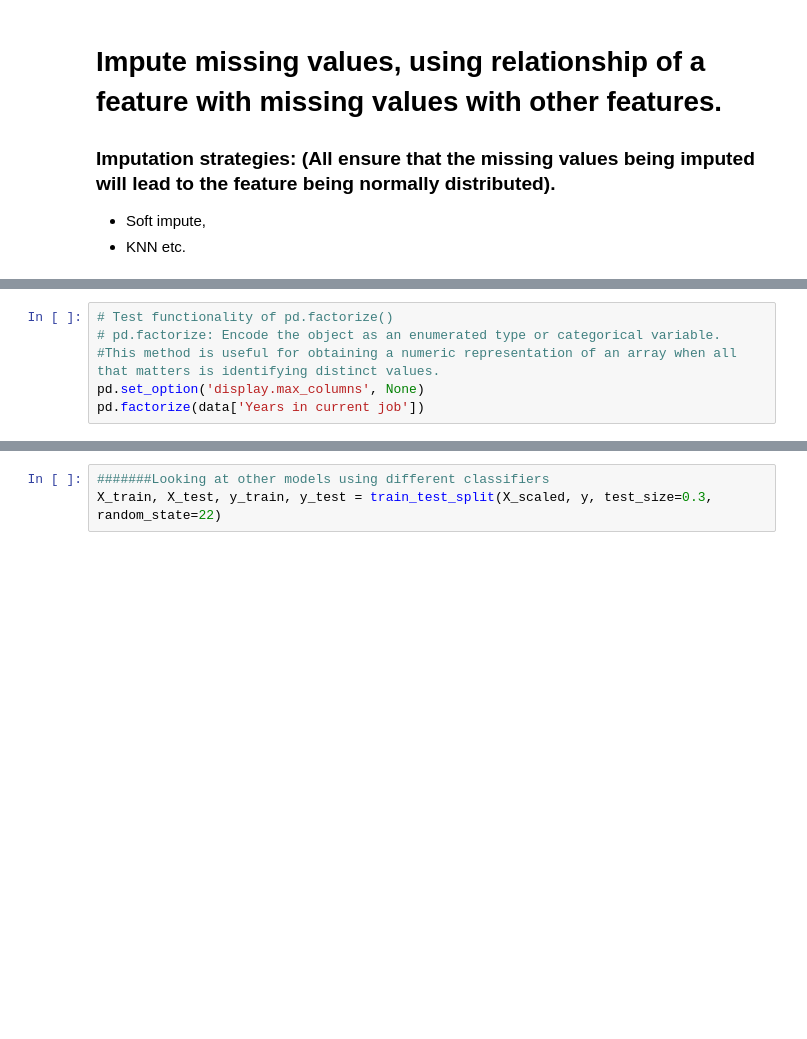
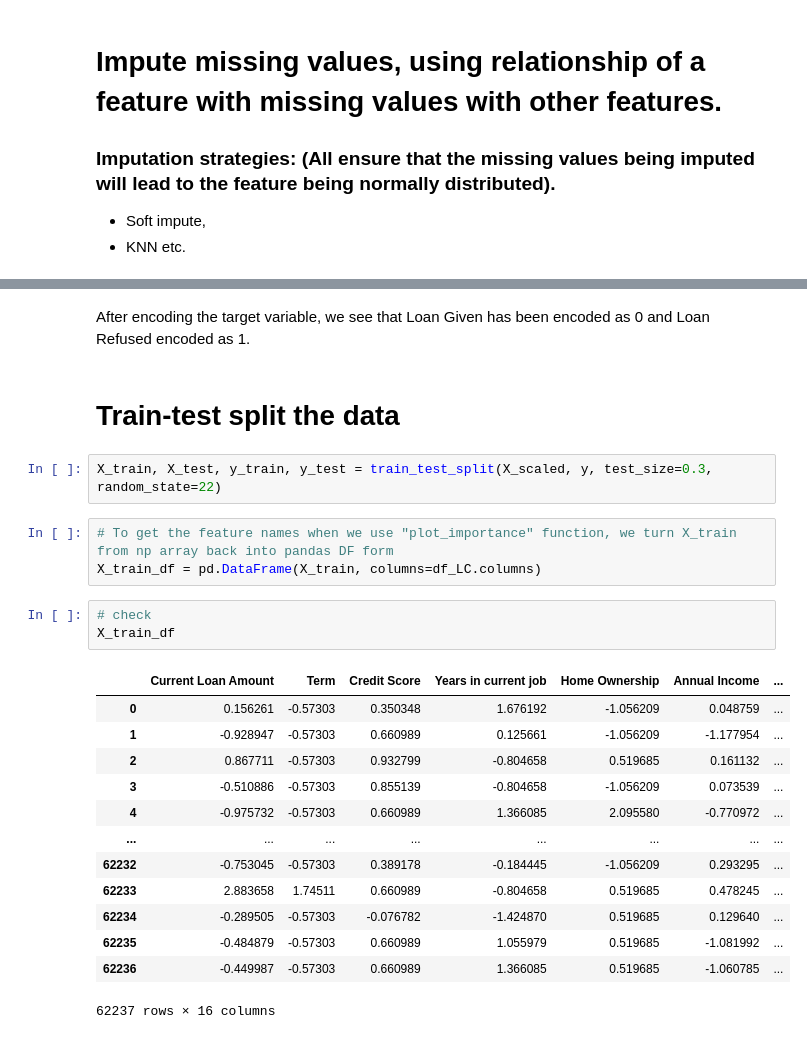
Before and after one commit to oliviaqm/Loan-eligibility-prediction-with-gradient-boosting-classifier, a Jupyter notebook: Loan_Eligibility_Prediction_using_Gradient_Boosting_Classifier_prediction.ipynb, the cells around one changed output, grey strips where cells are left out. Saved outputs shown, nothing was run; the diff lists cells and outputs as text; blank space fills up the shorter version.

```diff
--- a/Loan_Eligibility_Prediction_using_Gradient_Boosting_Classifier_prediction.ipynb
+++ b/Loan_Eligibility_Prediction_using_Gradient_Boosting_Classifier_prediction.ipynb
@@ -948,6 +946,0 @@ array(['< 1 year', '10+ years', '9 years', '3 years', '2 years',
-# %%
-# Test functionality of pd.factorize()
-# pd.factorize: Encode the object as an enumerated type or categorical variable.
-#This method is useful for obtaining a numeric representation of an array when all that matters is identifying distinct values.
-pd.set_option('display.max_columns', None)
-pd.factorize(data['Years in current job'])
@@ -1017,3 +1083,26 @@ print(X_scaled.shape)
+# %% [markdown]
+After encoding the target variable, we see that Loan Given has been encoded as 0 and Loan Refused encoded as 1.
+# %% [markdown]
+# Train-test split the data
 # %%
-#######Looking at other models using different classifiers
 X_train, X_test, y_train, y_test = train_test_split(X_scaled, y, test_size=0.3, random_state=22)
+# %%
+# To get the feature names when we use "plot_importance" function, we turn X_train from np array back into pandas DF form
+X_train_df = pd.DataFrame(X_train, columns=df_LC.columns)
+# %%
+# check
+X_train_df
+# %% [output]
+|  | Current Loan Amount | Term | Credit Score | Years in current job | Home Ownership | Annual Income | ... |
+| 0 | 0.156261 | -0.57303 | 0.350348 | 1.676192 | -1.056209 | 0.048759 | ... |
+| 1 | -0.928947 | -0.57303 | 0.660989 | 0.125661 | -1.056209 | -1.177954 | ... |
+| 2 | 0.867711 | -0.57303 | 0.932799 | -0.804658 | 0.519685 | 0.161132 | ... |
+| 3 | -0.510886 | -0.57303 | 0.855139 | -0.804658 | -1.056209 | 0.073539 | ... |
+| 4 | -0.975732 | -0.57303 | 0.660989 | 1.366085 | 2.095580 | -0.770972 | ... |
+| ... | ... | ... | ... | ... | ... | ... | ... |
+| 62232 | -0.753045 | -0.57303 | 0.389178 | -0.184445 | -1.056209 | 0.293295 | ... |
+| 62233 | 2.883658 | 1.74511 | 0.660989 | -0.804658 | 0.519685 | 0.478245 | ... |
+| 62234 | -0.289505 | -0.57303 | -0.076782 | -1.424870 | 0.519685 | 0.129640 | ... |
+| 62235 | -0.484879 | -0.57303 | 0.660989 | 1.055979 | 0.519685 | -1.081992 | ... |
+| 62236 | -0.449987 | -0.57303 | 0.660989 | 1.366085 | 0.519685 | -1.060785 | ... |
+62237 rows × 16 columns
```
Also changed, not shown: parts of 50 cells of this notebook, 5 other files.
